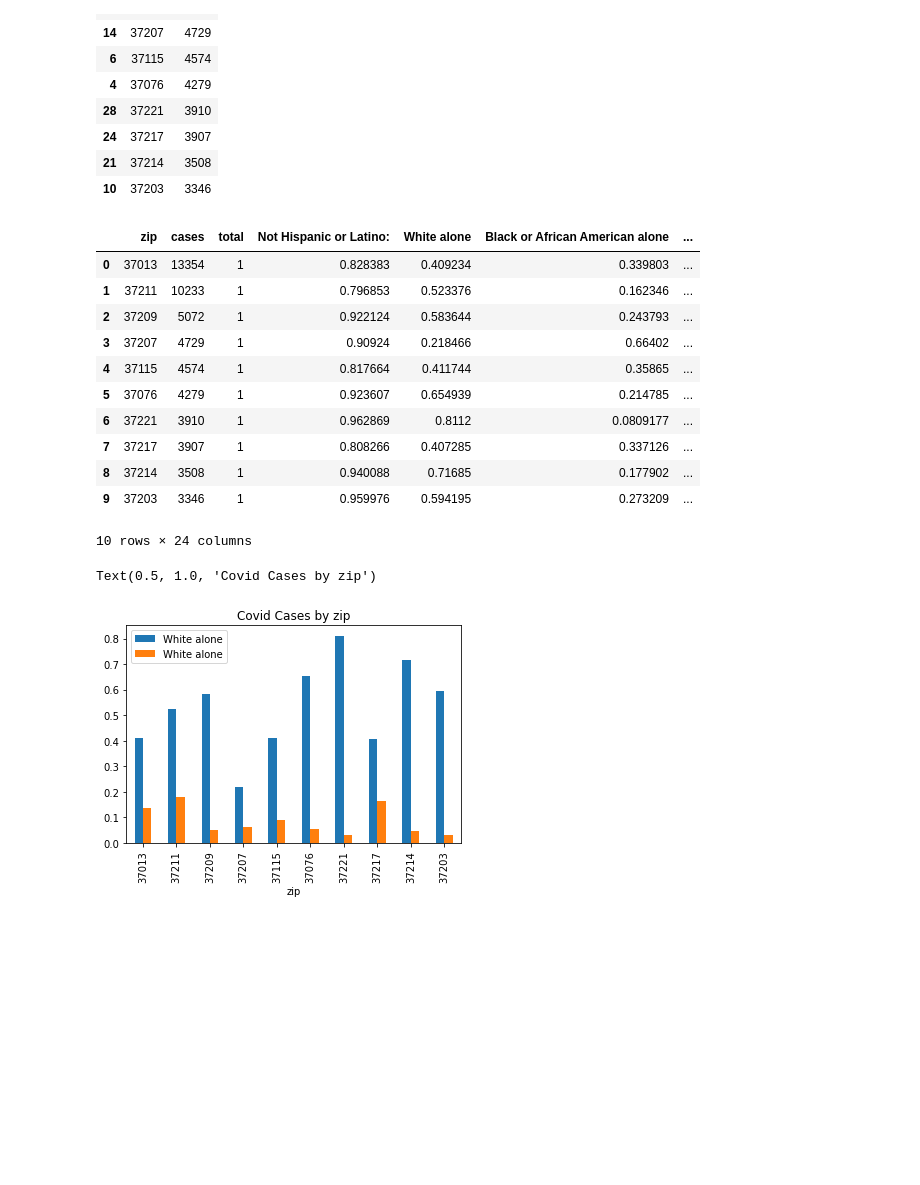
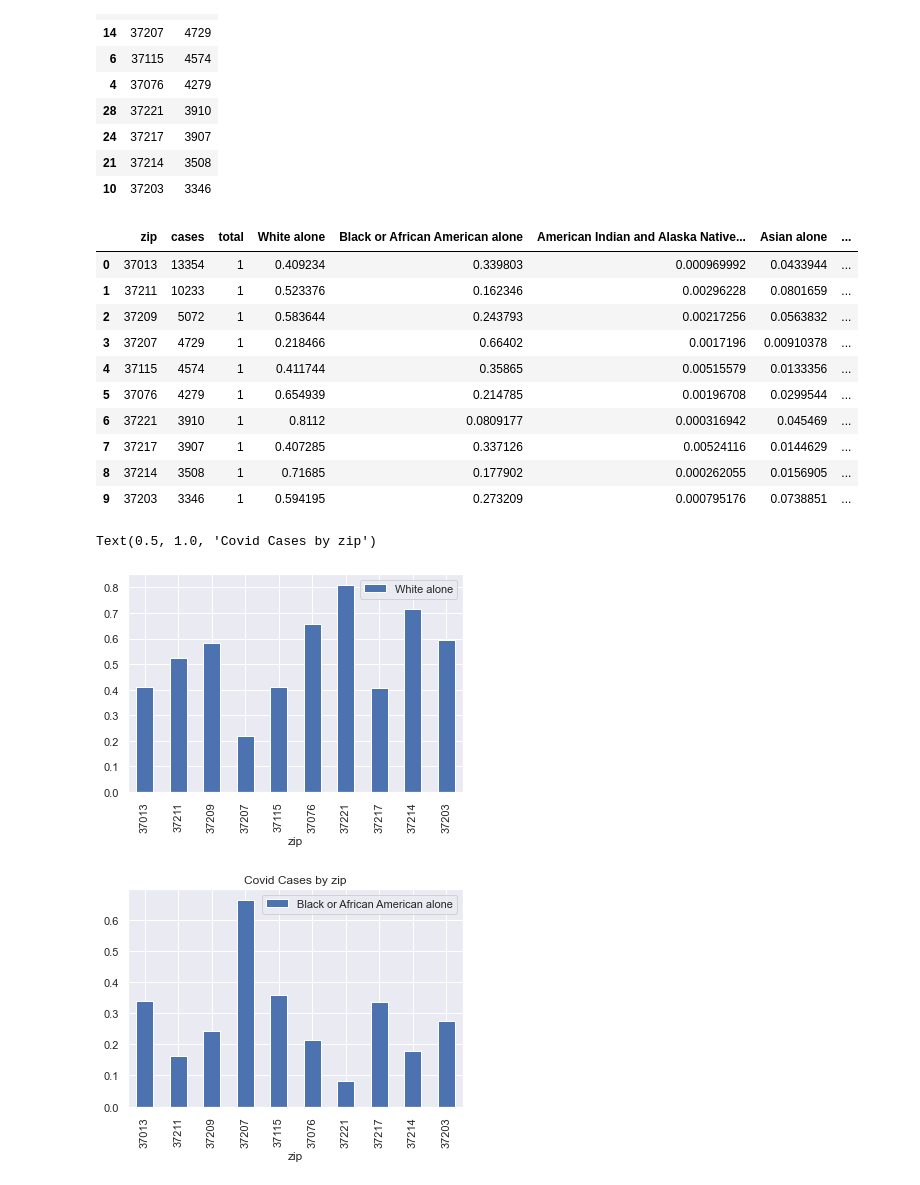
Before and after one commit to Engu12/nash-covid-cases-vaccines-honky_tonkin, a Jupyter notebook: notebook/EDAbook.ipynb, the cells around one changed output. Drawn from its saved outputs; the diff is of its cells as text; code cells hidden in the pictures; blank space fills up the shorter version.

Commit message:
Plot 10top zips

```diff
--- a/notebook/EDAbook.ipynb
+++ b/notebook/EDAbook.ipynb
@@ -442,14 +442,15 @@ ethnicity_df = pd.read_excel('..\data\hispanic\originbyrace.xlsx', skiprows = 1,
 #Drop columns with Error next to each of the columns
 ethnicity_df = ethnicity_df[ethnicity_df.columns.drop(list(ethnicity_df.filter(regex='Error')))]
 #Drop a Level of Value headers that mean nothing to the data
-#ethnicity_df.columns = ethnicity_df.columns.droplevel(1)
-# Remove two columns name is 'C' and 'D'
-ethnicity_df.drop(ethnicity_df.index[[1,11,12,14,15,16,17,18,19,20], axis=1])
-#ethnicity_df.rows = ethnicity_df.row.droplevel(9)
+ethnicity_df.columns = ethnicity_df.columns.droplevel(1)
+# Remove unnecessary rows that will not be part of our statistics
+ethnicity_df = ethnicity_df.drop([1,9,10,12,13,14,15,16,17,18,19,20,21])
+
 #Rotate the dataframe so that Zip can be column and the race data set across
-#ethnicity_df= ethnicity_df.set_index('Unnamed: 0_level_0').T.reset_index()
+ethnicity_df= ethnicity_df.set_index('Unnamed: 0_level_0').T.reset_index()
 #Rename the Zip row
-#ethnicity_df=ethnicity_df.rename(columns={'index':'zip','Total:':'total','Unnamed: 0_level_0':'index'})
+ethnicity_df=ethnicity_df.rename(columns={'index':'zip','Total:':'total','Two or more races:':'Two or more races',
+                                         'Hispanic or Latino:':'Hispanic or Latino'})
 
 ethnicity_df.head(50)
 # %% [output]
@@ -494,32 +511,34 @@ filter_zip
 merge_zip = filter_zip.merge(ethnicity_df, how='inner',left_on='zip',right_on='zip')
 merge_zip
 # %% [output]
-|  | zip | cases | total | Not Hispanic or Latino: | White alone | Black or African American alone | ... |
-| 0 | 37013 | 13354 | 1 | 0.828383 | 0.409234 | 0.339803 | ... |
-| 1 | 37211 | 10233 | 1 | 0.796853 | 0.523376 | 0.162346 | ... |
-| 2 | 37209 | 5072 | 1 | 0.922124 | 0.583644 | 0.243793 | ... |
-| 3 | 37207 | 4729 | 1 | 0.90924 | 0.218466 | 0.66402 | ... |
-| 4 | 37115 | 4574 | 1 | 0.817664 | 0.411744 | 0.35865 | ... |
-| 5 | 37076 | 4279 | 1 | 0.923607 | 0.654939 | 0.214785 | ... |
-| 6 | 37221 | 3910 | 1 | 0.962869 | 0.8112 | 0.0809177 | ... |
-| 7 | 37217 | 3907 | 1 | 0.808266 | 0.407285 | 0.337126 | ... |
-| 8 | 37214 | 3508 | 1 | 0.940088 | 0.71685 | 0.177902 | ... |
-| 9 | 37203 | 3346 | 1 | 0.959976 | 0.594195 | 0.273209 | ... |
+|  | zip | cases | total | White alone | Black or African American alone | American Indian and Alaska Native... | Asian alone | ... |
+| 0 | 37013 | 13354 | 1 | 0.409234 | 0.339803 | 0.000969992 | 0.0433944 | ... |
+| 1 | 37211 | 10233 | 1 | 0.523376 | 0.162346 | 0.00296228 | 0.0801659 | ... |
+| 2 | 37209 | 5072 | 1 | 0.583644 | 0.243793 | 0.00217256 | 0.0563832 | ... |
+| 3 | 37207 | 4729 | 1 | 0.218466 | 0.66402 | 0.0017196 | 0.00910378 | ... |
+| 4 | 37115 | 4574 | 1 | 0.411744 | 0.35865 | 0.00515579 | 0.0133356 | ... |
+| 5 | 37076 | 4279 | 1 | 0.654939 | 0.214785 | 0.00196708 | 0.0299544 | ... |
+| 6 | 37221 | 3910 | 1 | 0.8112 | 0.0809177 | 0.000316942 | 0.045469 | ... |
+| 7 | 37217 | 3907 | 1 | 0.407285 | 0.337126 | 0.00524116 | 0.0144629 | ... |
+| 8 | 37214 | 3508 | 1 | 0.71685 | 0.177902 | 0.000262055 | 0.0156905 | ... |
+| 9 | 37203 | 3346 | 1 | 0.594195 | 0.273209 | 0.000795176 | 0.0738851 | ... |
-10 rows × 24 columns
 # %%
 # Plot a Stack bar chart
 # plt.bar(merge_zip.zip, merge_zip['White alone'],
 #         label='White alone')
 
 # plt.bar(merge_zip.zip, merge_zip['Black or African American alone'],
 #        label = 'Black or African American alone')
 
 
 #plt.legend()
 # plt.show()
 
-merge_zip.plot.bar('zip','White alone')
+merge_zip.plot.bar('zip','White alone',stacked=True)
+merge_zip.plot.bar('zip','Black or African American alone',stacked=True)
+
 plt.title('Covid Cases by zip')
 # %% [output]
 Text(0.5, 1.0, 'Covid Cases by zip')
-[figure, old version]
+[figure, new version]
+[figure, added]
```
Also changed, not shown: parts of 3 cells of this notebook, 1 other file.
